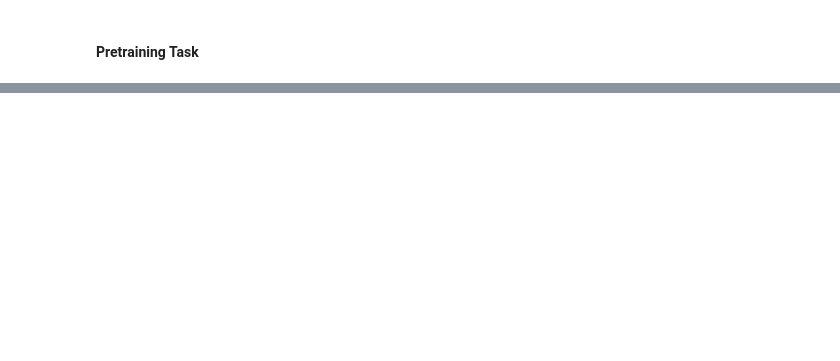
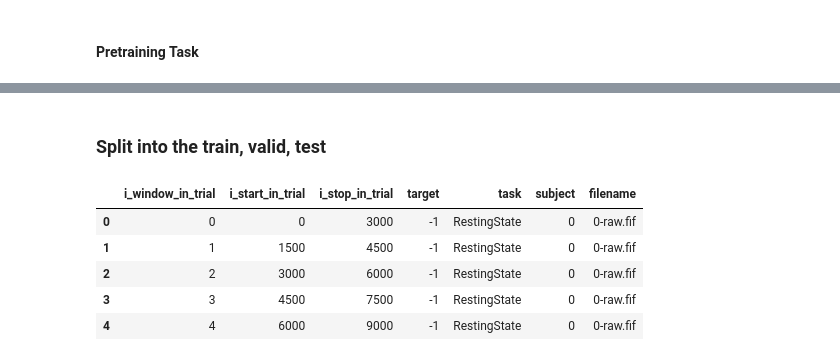
Before and after one commit to Longcodedao/eeg_challenge, a Jupyter notebook: abc.ipynb, the cells around one changed output, grey strips where cells are left out. Cells and saved outputs as stored; diff of their text form; code cells hidden in the pictures; blank space fills up the shorter version.

```diff
--- a/abc.ipynb
+++ b/abc.ipynb
@@ -424,0 +660,12 @@ transformation_offline = [
+# %% [markdown]
+### Split into the train, valid, test
+# %%
+meta_information = windows_ds.get_metadata()
+meta_information.head()
+# %% [output]
+|  | i_window_in_trial | i_start_in_trial | i_stop_in_trial | target | task | subject | filename |
+| 0 | 0 | 0 | 3000 | -1 | RestingState | 0 | 0-raw.fif |
+| 1 | 1 | 1500 | 4500 | -1 | RestingState | 0 | 0-raw.fif |
+| 2 | 2 | 3000 | 6000 | -1 | RestingState | 0 | 0-raw.fif |
+| 3 | 3 | 4500 | 7500 | -1 | RestingState | 0 | 0-raw.fif |
+| 4 | 4 | 6000 | 9000 | -1 | RestingState | 0 | 0-raw.fif |
```
Also changed, not shown: parts of 42 cells of this notebook, 5 other files.
